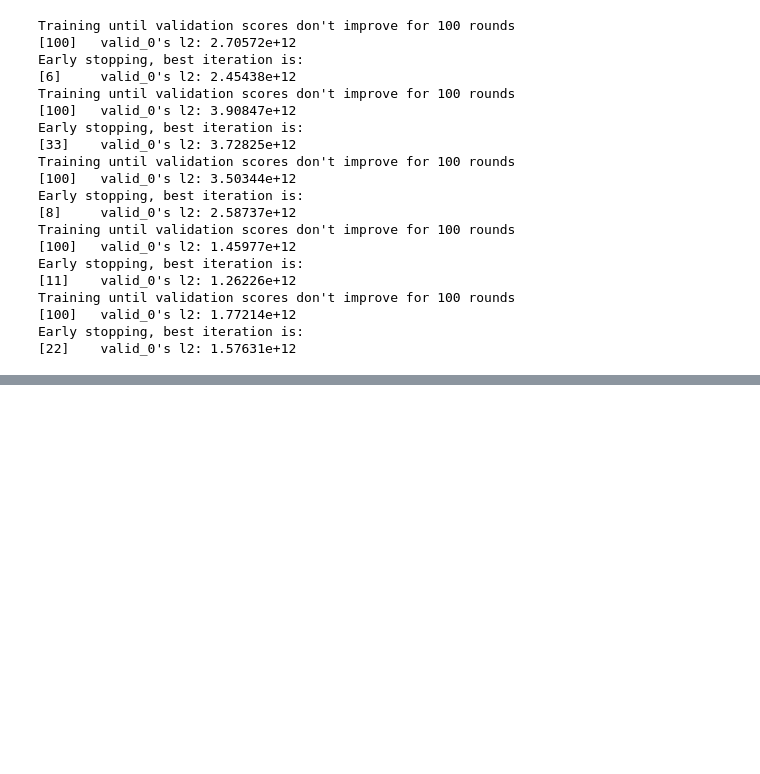
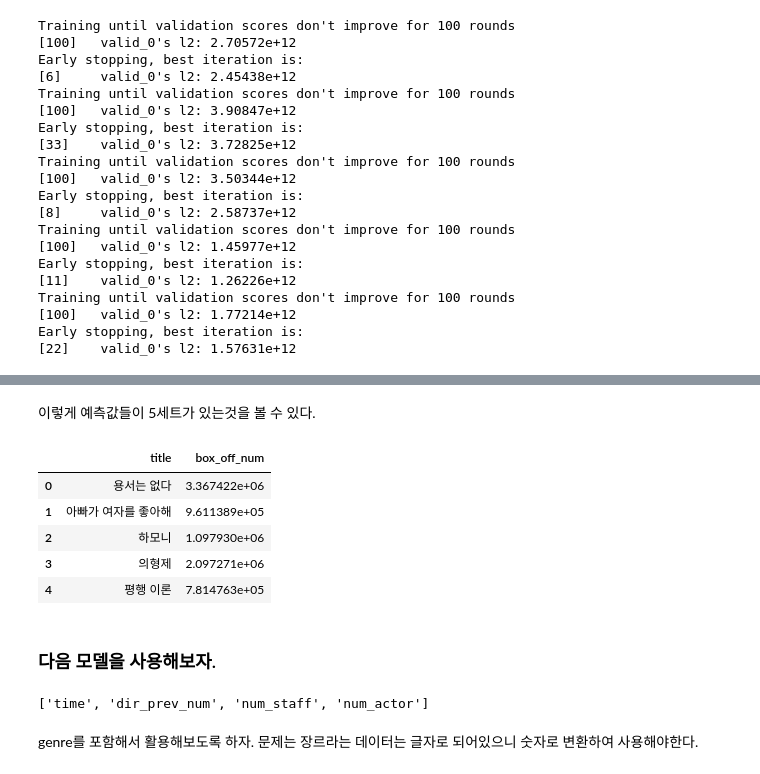
Before and after one commit to choiuikang/contest, a Jupyter notebook: dacon/Untitled1.ipynb, the cells around one changed output, grey strips where cells are left out. Saved outputs shown, nothing was run; the diff lists cells and outputs as text; code cells hidden in the pictures; blank space fills up the shorter version.

```diff
--- a/dacon/Untitled1.ipynb
+++ b/dacon/Untitled1.ipynb
@@ -430,0 +446,5 @@ Early stopping, best iteration is:
+# %%
+preds = []
+for model in models:
+    preds.append(model.predict(X_test))
+len(preds)
@@ -430,0 +475,2 @@ Early stopping, best iteration is:
+# %% [markdown]
+이렇게 예측값들이 5세트가 있는것을 볼 수 있다.
@@ -430,0 +479,21 @@ Early stopping, best iteration is:
+# %%
+kfoldLightGBM = submission.copy() # 답안지 복사.
+# %%
+kfoldLightGBM['box_off_num'] = np.mean(preds, axis = 0) # mean 평균값함수,axis 축
+# %%
+kfoldLightGBM.head()
+# %% [output]
+|  | title | box_off_num |
+| 0 | 용서는 없다 | 3.367422e+06 |
+| 1 | 아빠가 여자를 좋아해 | 9.611389e+05 |
+| 2 | 하모니 | 1.097930e+06 |
+| 3 | 의형제 | 2.097271e+06 |
+| 4 | 평행 이론 | 7.814763e+05 |
+# %% [markdown]
+### 다음 모델을 사용해보자.
+# %%
+features
+# %% [output]
+['time', 'dir_prev_num', 'num_staff', 'num_actor']
+# %% [markdown]
+genre를 포함해서 활용해보도록 하자. 문제는 장르라는 데이터는 글자로 되어있으니 숫자로 변환하여 사용해야한다.
```
Also changed, not shown: parts of 13 cells of this notebook.
